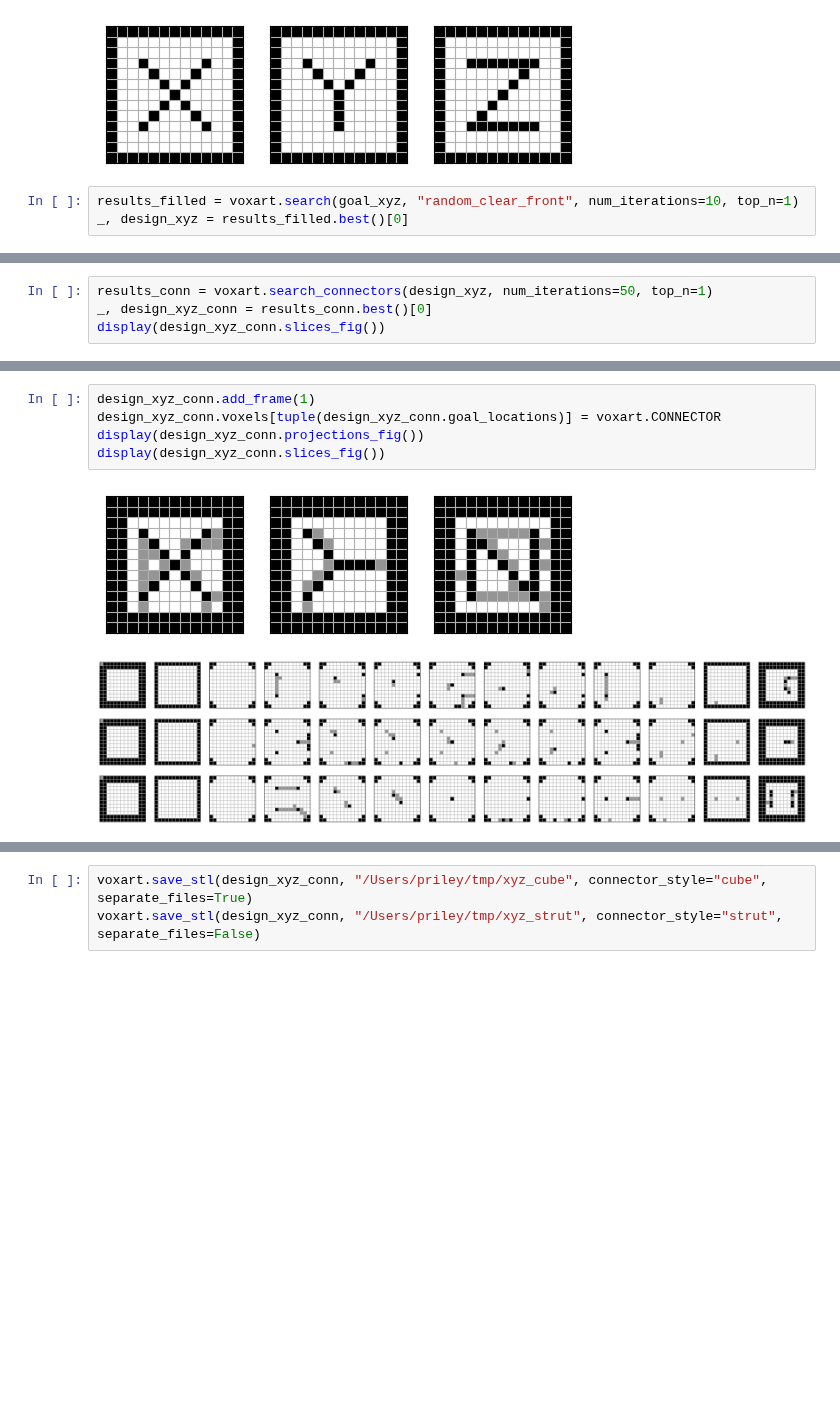
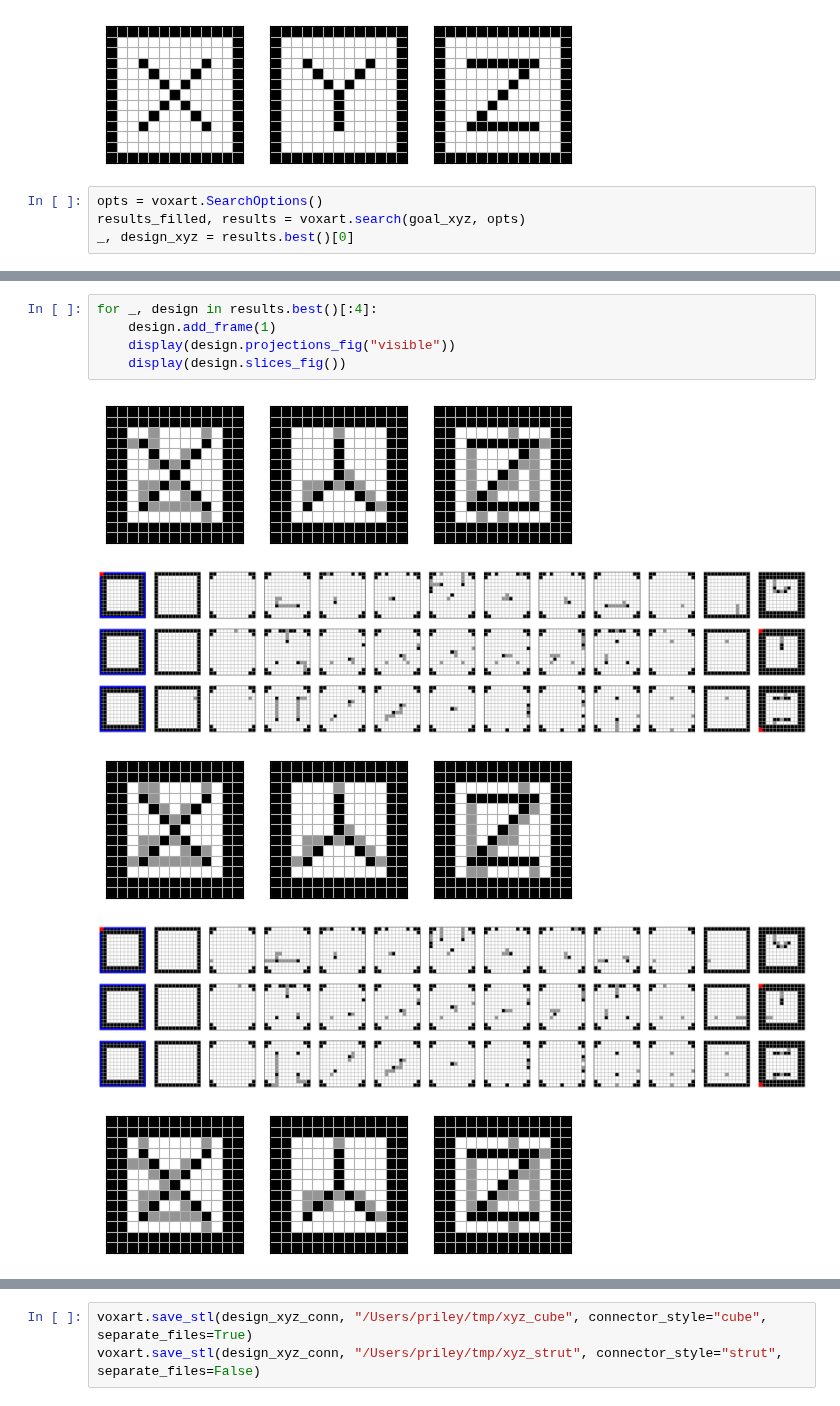
Before and after one commit to pfrstg/voxart, a Jupyter notebook: notebooks/examples.ipynb, the cells around one changed output, grey strips where cells are left out. Cells and saved outputs as stored; diff of their text form; blank space fills up the shorter version.

Commit message:
Search supports non-obstructing

```diff
--- a/notebooks/examples.ipynb
+++ b/notebooks/examples.ipynb
@@ -23,5 +23,6 @@ goal_xyz.fig()
 # %% [output]
 [figure]
 # %%
-results_filled = voxart.search(goal_xyz, "random_clear_front", num_iterations=10, top_n=1)
-_, design_xyz = results_filled.best()[0]
+opts = voxart.SearchOptions()
+results_filled, results = voxart.search(goal_xyz, opts)
+_, design_xyz = results.best()[0]
@@ -70,4 +48,0 @@ df_results[~df_results["is_starting"]].groupby("form_idx").describe()
-# %%
-results_conn = voxart.search_connectors(design_xyz, num_iterations=50, top_n=1)
-_, design_xyz_conn = results_conn.best()[0]
-display(design_xyz_conn.slices_fig())
@@ -87,8 +74,11 @@ sns.scatterplot(data=df_results_conn, x="iteration", y="num_connectors")
 # %%
-design_xyz_conn.add_frame(1)
-design_xyz_conn.voxels[tuple(design_xyz_conn.goal_locations)] = voxart.CONNECTOR
-display(design_xyz_conn.projections_fig())
-display(design_xyz_conn.slices_fig())
+for _, design in results.best()[:4]:
+    design.add_frame(1)
+    display(design.projections_fig("visible"))
+    display(design.slices_fig())
 # %% [output]
-[figure, old version]
+[figure, new version]
-[figure, old version]
+[figure, new version]
+[figure, added]
+[figure, added]
+[figure, added]
```
Also changed, not shown: parts of 15 cells of this notebook, 3 other files.
